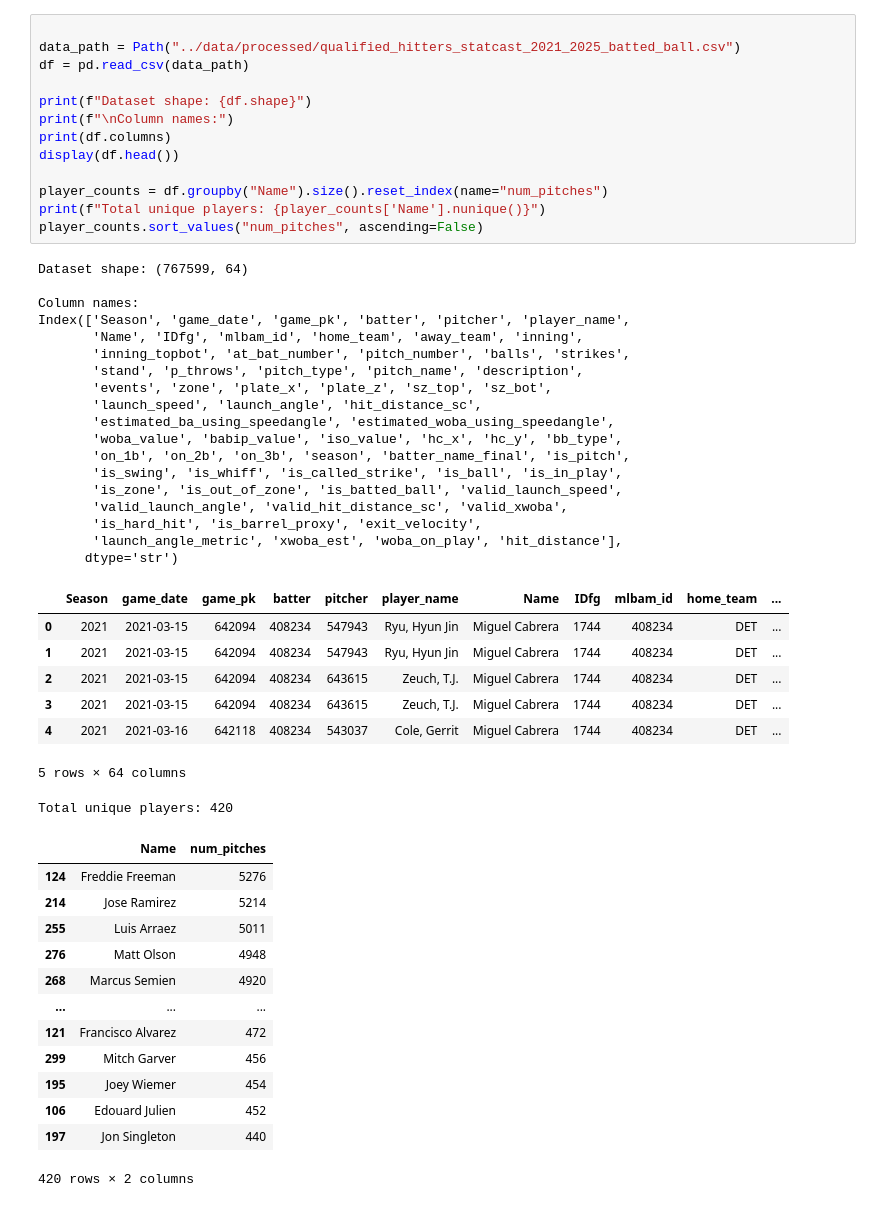
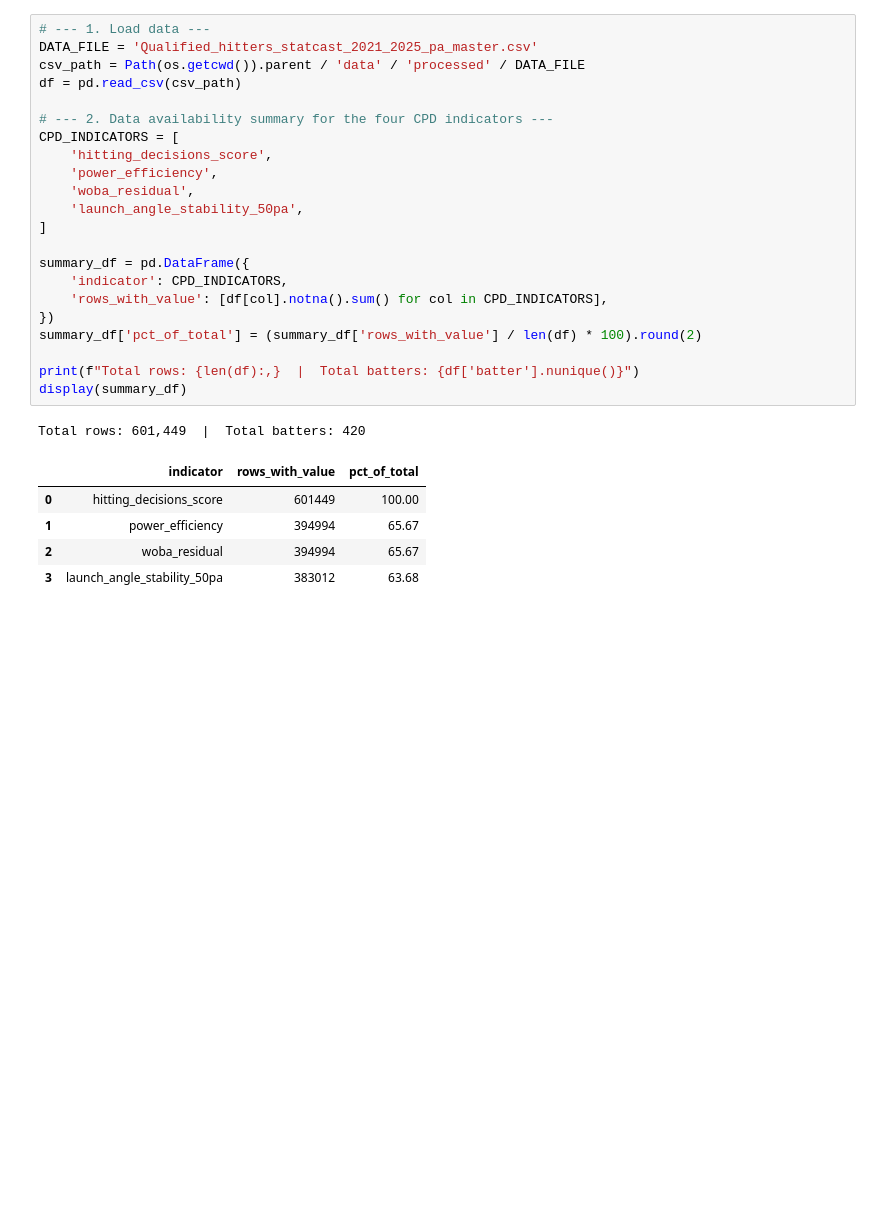
Before and after one commit to phrabit2/CSE6242-prj, a Jupyter notebook: cdp_irene_temp/cdp_advanced.ipynb, the cells around one changed output. Cells and saved outputs as stored; diff of their text form; blank space fills up the shorter version.

```diff
--- a/cdp_irene_temp/cdp_advanced.ipynb
+++ b/cdp_irene_temp/cdp_advanced.ipynb
@@ -27,53 +35,29 @@ import matplotlib.dates as mdates
 # %%
+# --- 1. Load data ---
+DATA_FILE = 'Qualified_hitters_statcast_2021_2025_pa_master.csv'
+csv_path = Path(os.getcwd()).parent / 'data' / 'processed' / DATA_FILE
+df = pd.read_csv(csv_path)
 
-data_path = Path("../data/processed/qualified_hitters_statcast_2021_2025_batted_ball.csv")
-df = pd.read_csv(data_path)
+# --- 2. Data availability summary for the four CPD indicators ---
+CPD_INDICATORS = [
+    'hitting_decisions_score',
+    'power_efficiency',
+    'woba_residual',
+    'launch_angle_stability_50pa',
+]
 
-print(f"Dataset shape: {df.shape}")
-print(f"\nColumn names:")
-print(df.columns)
-display(df.head())
+summary_df = pd.DataFrame({
+    'indicator': CPD_INDICATORS,
+    'rows_with_value': [df[col].notna().sum() for col in CPD_INDICATORS],
+})
+summary_df['pct_of_total'] = (summary_df['rows_with_value'] / len(df) * 100).round(2)
 
-player_counts = df.groupby("Name").size().reset_index(name="num_pitches")
-print(f"Total unique players: {player_counts['Name'].nunique()}")
-player_counts.sort_values("num_pitches", ascending=False)
+print(f"Total rows: {len(df):,}  |  Total batters: {df['batter'].nunique()}")
+display(summary_df)
 # %% [output]
-Dataset shape: (767599, 64)
-
-Column names:
-Index(['Season', 'game_date', 'game_pk', 'batter', 'pitcher', 'player_name',
-       'Name', 'IDfg', 'mlbam_id', 'home_team', 'away_team', 'inning',
-       'inning_topbot', 'at_bat_number', 'pitch_number', 'balls', 'strikes',
-       'stand', 'p_throws', 'pitch_type', 'pitch_name', 'description',
-       'events', 'zone', 'plate_x', 'plate_z', 'sz_top', 'sz_bot',
-       'launch_speed', 'launch_angle', 'hit_distance_sc',
-       'estimated_ba_using_speedangle', 'estimated_woba_using_speedangle',
-       'woba_value', 'babip_value', 'iso_value', 'hc_x', 'hc_y', 'bb_type',
-       'on_1b', 'on_2b', 'on_3b', 'season', 'batter_name_final', 'is_pitch',
-       'is_swing', 'is_whiff', 'is_called_strike', 'is_ball', 'is_in_play',
-       'is_zone', 'is_out_of_zone', 'is_batted_ball', 'valid_launch_speed',
-       'valid_launch_angle', 'valid_hit_distance_sc', 'valid_xwoba',
-       'is_hard_hit', 'is_barrel_proxy', 'exit_velocity',
-       'launch_angle_metric', 'xwoba_est', 'woba_on_play', 'hit_distance'],
-      dtype='str')
+Total rows: 601,449  |  Total batters: 420
-|  | Season | game_date | game_pk | batter | pitcher | player_name | Name | IDfg | mlbam_id | home_team | ... |
-| 0 | 2021 | 2021-03-15 | 642094 | 408234 | 547943 | Ryu, Hyun Jin | Miguel Cabrera | 1744 | 408234 | DET | ... |
-| 1 | 2021 | 2021-03-15 | 642094 | 408234 | 547943 | Ryu, Hyun Jin | Miguel Cabrera | 1744 | 408234 | DET | ... |
-| 2 | 2021 | 2021-03-15 | 642094 | 408234 | 643615 | Zeuch, T.J. | Miguel Cabrera | 1744 | 408234 | DET | ... |
-| 3 | 2021 | 2021-03-15 | 642094 | 408234 | 643615 | Zeuch, T.J. | Miguel Cabrera | 1744 | 408234 | DET | ... |
-| 4 | 2021 | 2021-03-16 | 642118 | 408234 | 543037 | Cole, Gerrit | Miguel Cabrera | 1744 | 408234 | DET | ... |
+|  | indicator | rows_with_value | pct_of_total |
+| 0 | hitting_decisions_score | 601449 | 100.00 |
+| 1 | power_efficiency | 394994 | 65.67 |
+| 2 | woba_residual | 394994 | 65.67 |
+| 3 | launch_angle_stability_50pa | 383012 | 63.68 |
-5 rows × 64 columns
-Total unique players: 420
-|  | Name | num_pitches |
-| 124 | Freddie Freeman | 5276 |
-| 214 | Jose Ramirez | 5214 |
-| 255 | Luis Arraez | 5011 |
-| 276 | Matt Olson | 4948 |
-| 268 | Marcus Semien | 4920 |
-| ... | ... | ... |
-| 121 | Francisco Alvarez | 472 |
-| 299 | Mitch Garver | 456 |
-| 195 | Joey Wiemer | 454 |
-| 106 | Edouard Julien | 452 |
-| 197 | Jon Singleton | 440 |
-420 rows × 2 columns
```
Also changed, not shown: parts of 19 cells of this notebook, 3 other files.
